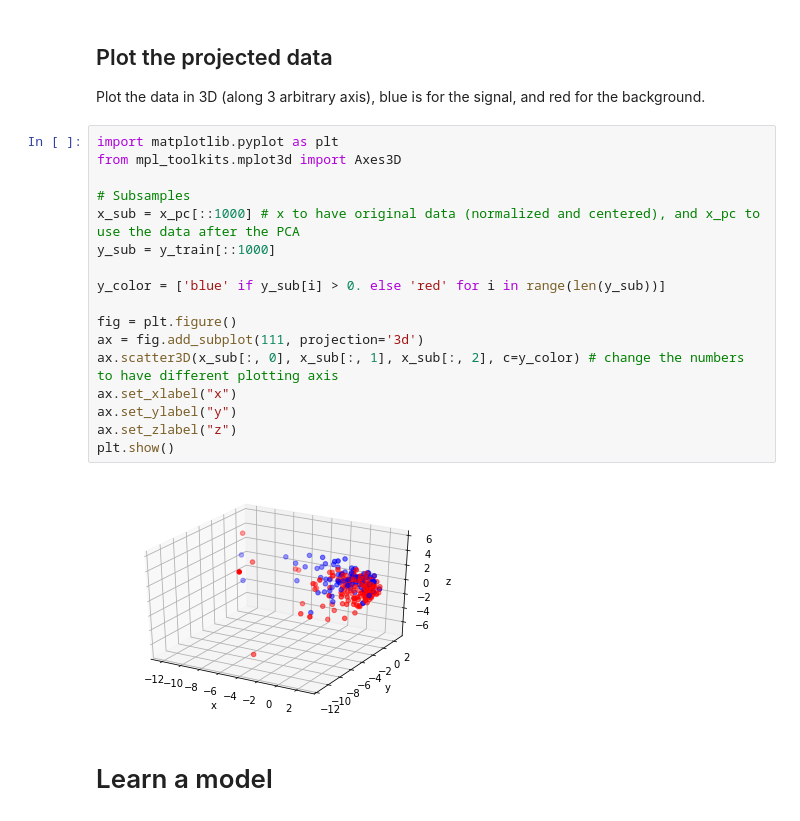
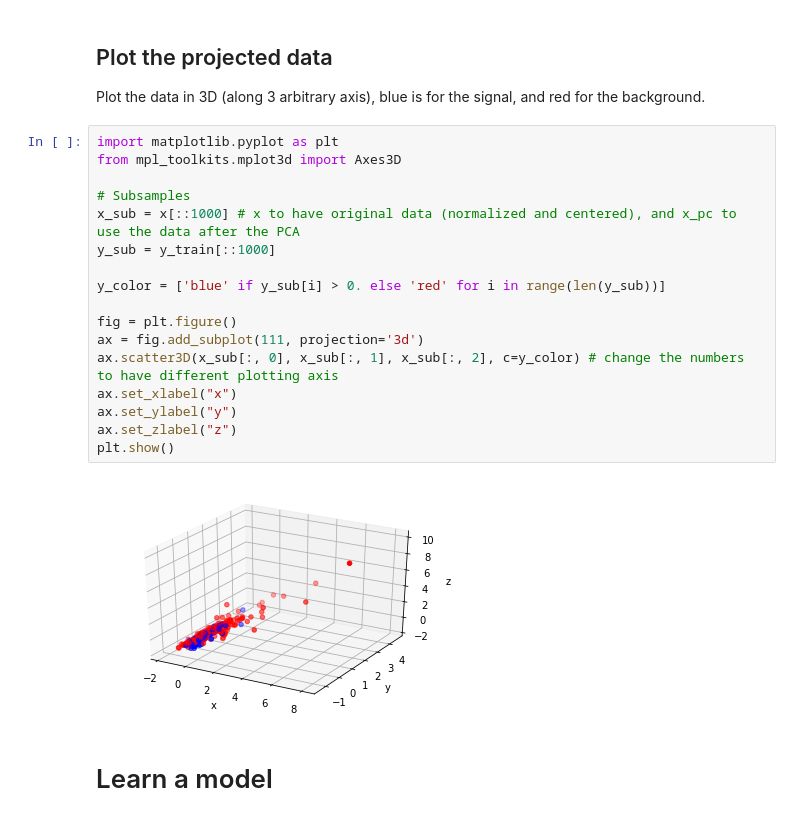
Before and after one commit to kir1994/EPFML_Project1, a Jupyter notebook: code/test_nico_PCA.ipynb, the cells around one changed output. Saved outputs shown, nothing was run; the diff lists cells and outputs as text.

```diff
--- a/code/test_nico_PCA.ipynb
+++ b/code/test_nico_PCA.ipynb
@@ -96,22 +96,22 @@ Plot the data in 3D (along 3 arbitrary axis), blue is for the signal, and red fo
 # %%
 import matplotlib.pyplot as plt
 from mpl_toolkits.mplot3d import Axes3D
 
 # Subsamples
-x_sub = x_pc[::1000] # x to have original data (normalized and centered), and x_pc to use the data after the PCA
+x_sub = x[::1000] # x to have original data (normalized and centered), and x_pc to use the data after the PCA
 y_sub = y_train[::1000]
 
 y_color = ['blue' if y_sub[i] > 0. else 'red' for i in range(len(y_sub))]
 
 fig = plt.figure()
 ax = fig.add_subplot(111, projection='3d')
 ax.scatter3D(x_sub[:, 0], x_sub[:, 1], x_sub[:, 2], c=y_color) # change the numbers to have different plotting axis
 ax.set_xlabel("x")
 ax.set_ylabel("y")
 ax.set_zlabel("z")
 plt.show()
 # %% [output]
-[figure, old version]
+[figure, new version]
 # %% [markdown]
 # Learn a model
 # %% [markdown]
```
Also changed, not shown: parts of 5 cells of this notebook, 1 other file.
